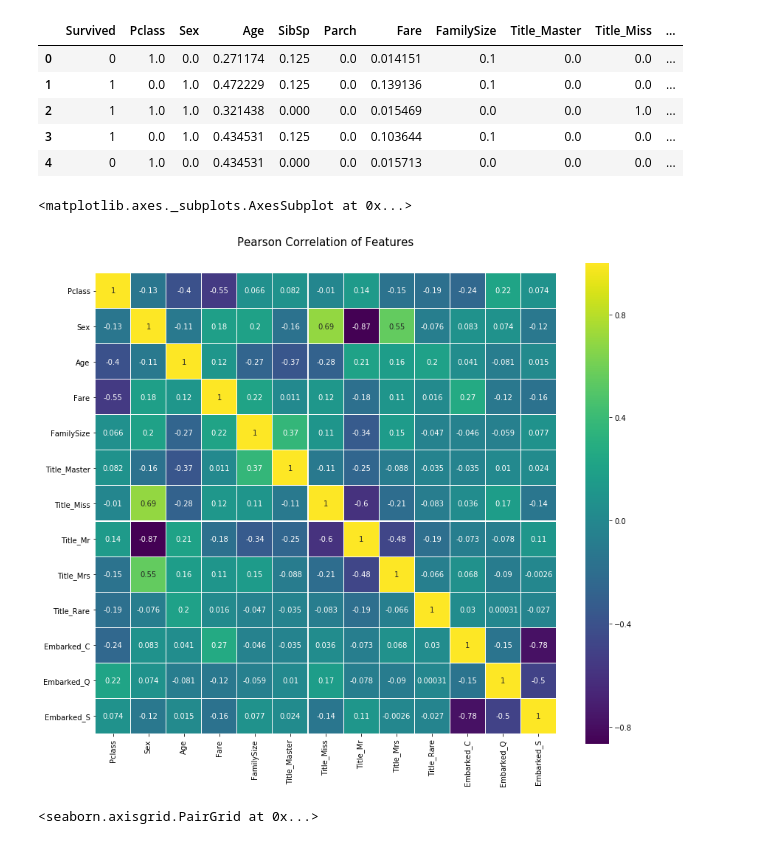
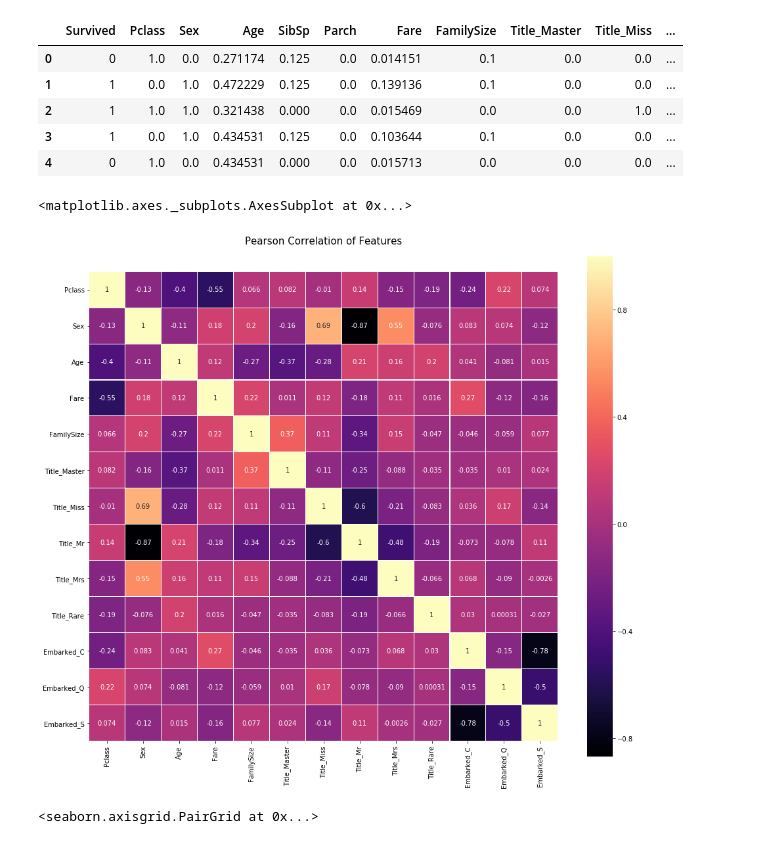
Before and after one commit to ivyWANG958/python-data-analysis, a Jupyter notebook: titanic/ml.ipynb, the cells around one changed output. Drawn from its saved outputs; the diff is of its cells as text; code cells hidden in the pictures.

```diff
--- a/titanic/ml.ipynb
+++ b/titanic/ml.ipynb
@@ -266,14 +266,14 @@ df_final.head()
 # %%
 Correlation = pd.DataFrame(df_final[
  ['Pclass', 'Sex','Age','Fare','FamilySize','Title_Master','Title_Miss','Title_Mr','Title_Mrs','Title_Rare','Embarked_C','Embarked_Q','Embarked_S' ]])
 
 
-colormap = plt.cm.viridis
-plt.figure(figsize=(14,12))
+colormap = plt.cm.magma
+plt.figure(figsize=(16,14))
 plt.title('Pearson Correlation of Features', y=1.05, size=15)
 sns.heatmap(Correlation.astype(float).corr(),linewidths=0.1,vmax=1.0, square=True, cmap=colormap, linecolor='white', annot=True)
 # %% [output]
 <matplotlib.axes._subplots.AxesSubplot at 0x...>
-[figure, old version]
+[figure, new version]
 # %%
 g = sns.pairplot(df_final[[u'Survived', u'Pclass', u'Sex', u'Age', u'Fare',
```
Also changed, not shown: parts of 4 cells of this notebook.
